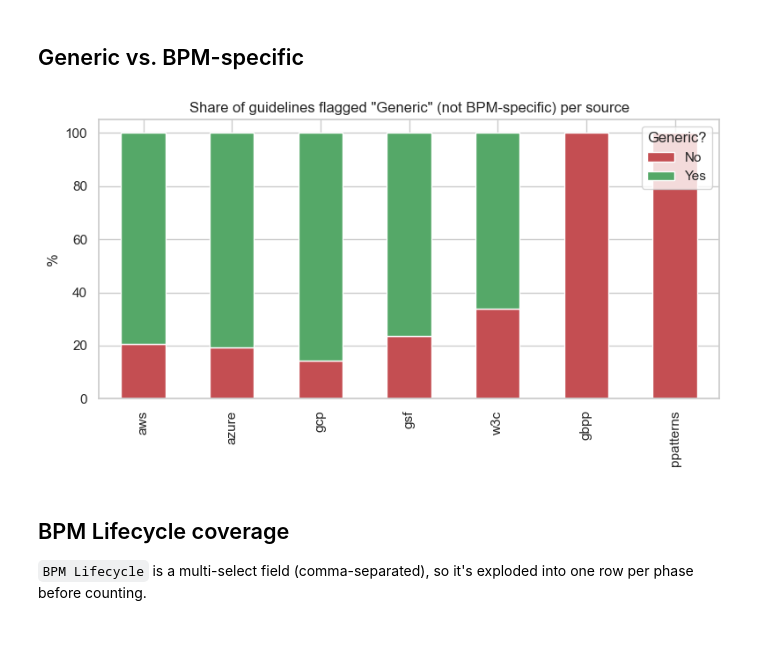
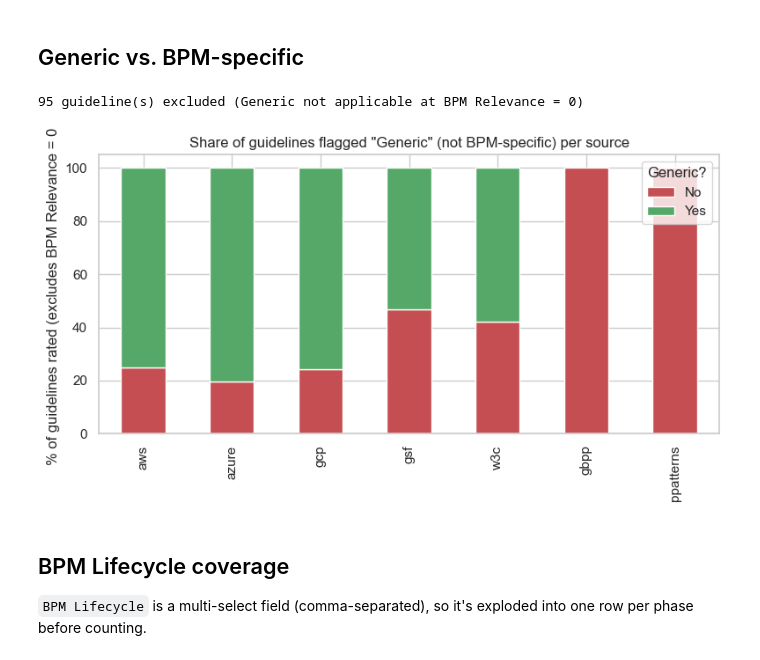
Before and after one commit to nyuuyn/green-bpm-survey, a Jupyter notebook: analysis.ipynb, the cells around one changed output. Drawn from its saved outputs; the diff is of its cells as text; code cells hidden in the pictures.

```diff
--- a/analysis.ipynb
+++ b/analysis.ipynb
@@ -158,18 +158,26 @@ plt.show()
 # %% [markdown]
 ## Generic vs. BPM-specific
 # %%
+# Generic is blank/N-A for guidelines rated 0 on BPM Relevance (see SURVEY_SCHEMA.md) -
+# exclude those before charting so "not applicable" doesn't get silently folded into a color.
+# (pandas reads empty CSV cells as NaN, not "", so filter on notna())
+rated = df[df["Generic"].notna() & (df["Generic"] != "")]
+excluded = len(df) - len(rated)
+print(f"{excluded} guideline(s) excluded (Generic not applicable at BPM Relevance = 0)")
+
 generic_share = (
-    pd.crosstab(df["Source"], df["Generic"], normalize="index").mul(100).reindex(SOURCES)
+    pd.crosstab(rated["Source"], rated["Generic"], normalize="index").mul(100).reindex(SOURCES)
 )
 ax = generic_share.plot(kind="bar", stacked=True, figsize=(8, 4.5), color=["#C44E52", "#55A868"])
 ax.set_title('Share of guidelines flagged "Generic" (not BPM-specific) per source')
-ax.set_ylabel("%")
+ax.set_ylabel("% of guidelines rated (excludes BPM Relevance = 0)")
 ax.set_xlabel("")
 ax.legend(title="Generic?")
 plt.tight_layout()
 plt.show()
 # %% [output]
+95 guideline(s) excluded (Generic not applicable at BPM Relevance = 0)
-[figure, old version]
+[figure, new version]
 # %% [markdown]
 ## BPM Lifecycle coverage
 
```
Also changed, not shown: parts of 1 cell of this notebook, 17 other files.
